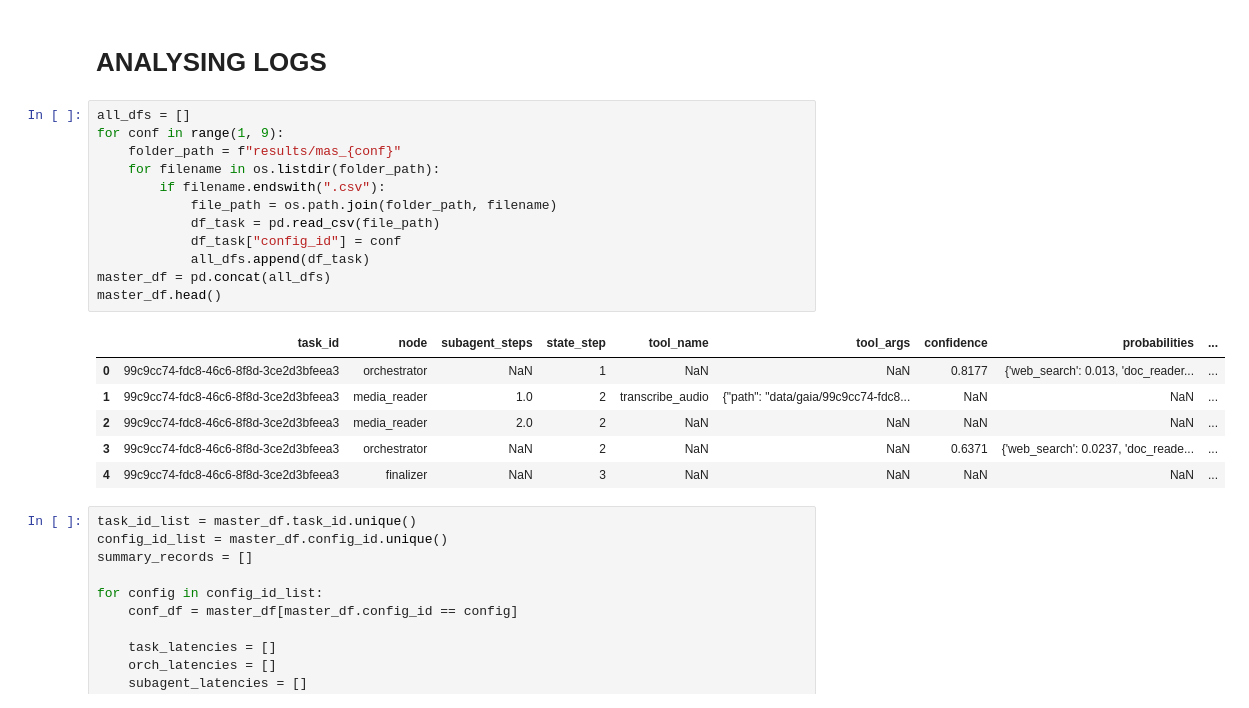
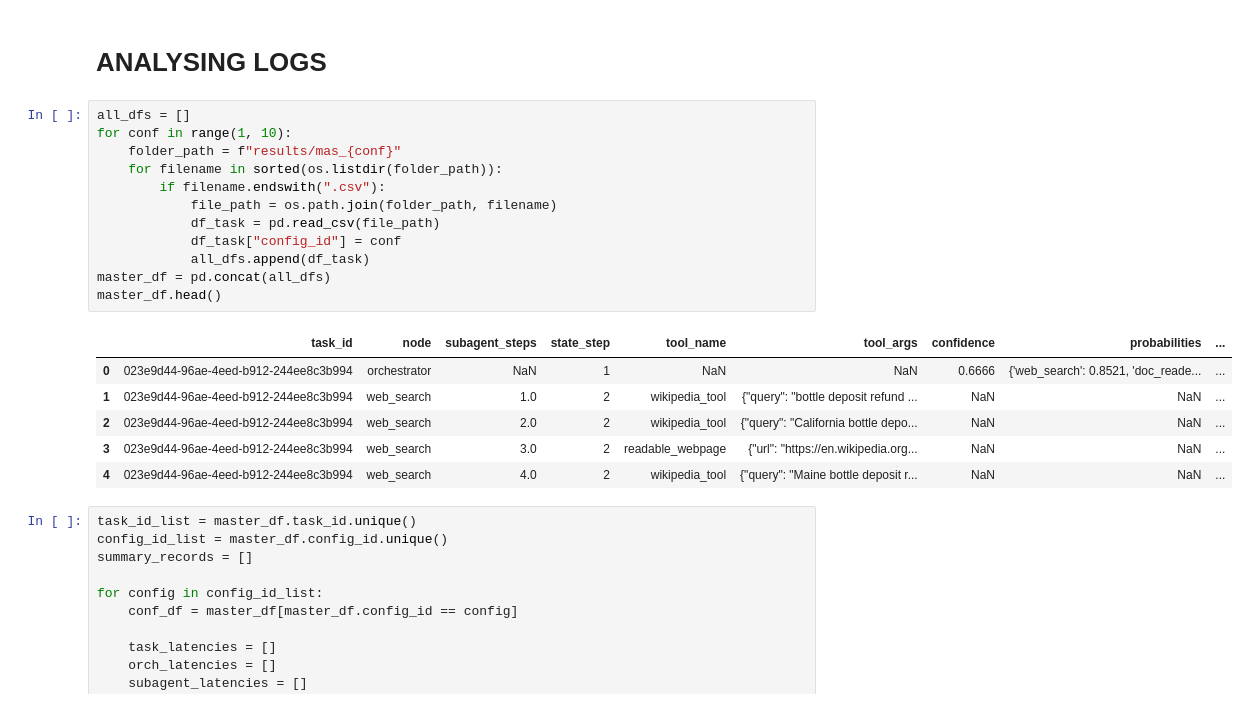
Before and after one commit to MikeStefas/llm_fdm_agents, a Jupyter notebook: analysis.ipynb, the cells around one changed output. Saved outputs shown, nothing was run; the diff lists cells and outputs as text.

```diff
--- a/analysis.ipynb
+++ b/analysis.ipynb
@@ -67,23 +78,23 @@ Evaluating 0 as a number.
 # ANALYSING LOGS
 # %%
 all_dfs = []
-for conf in range(1, 9):
+for conf in range(1, 10):
     folder_path = f"results/mas_{conf}"
-    for filename in os.listdir(folder_path):
+    for filename in sorted(os.listdir(folder_path)):
         if filename.endswith(".csv"):
             file_path = os.path.join(folder_path, filename)
             df_task = pd.read_csv(file_path)
             df_task["config_id"] = conf
             all_dfs.append(df_task)
 master_df = pd.concat(all_dfs)
 master_df.head()
 # %% [output]
 |  | task_id | node | subagent_steps | state_step | tool_name | tool_args | confidence | probabilities | ... |
-| 0 | 99c9cc74-fdc8-46c6-8f8d-3ce2d3bfeea3 | orchestrator | NaN | 1 | NaN | NaN | 0.8177 | {'web_search': 0.013, 'doc_reader... | ... |
-| 1 | 99c9cc74-fdc8-46c6-8f8d-3ce2d3bfeea3 | media_reader | 1.0 | 2 | transcribe_audio | {"path": "data/gaia/99c9cc74-fdc8... | NaN | NaN | ... |
-| 2 | 99c9cc74-fdc8-46c6-8f8d-3ce2d3bfeea3 | media_reader | 2.0 | 2 | NaN | NaN | NaN | NaN | ... |
-| 3 | 99c9cc74-fdc8-46c6-8f8d-3ce2d3bfeea3 | orchestrator | NaN | 2 | NaN | NaN | 0.6371 | {'web_search': 0.0237, 'doc_reade... | ... |
-| 4 | 99c9cc74-fdc8-46c6-8f8d-3ce2d3bfeea3 | finalizer | NaN | 3 | NaN | NaN | NaN | NaN | ... |
+| 0 | 023e9d44-96ae-4eed-b912-244ee8c3b994 | orchestrator | NaN | 1 | NaN | NaN | 0.6666 | {'web_search': 0.8521, 'doc_reade... | ... |
+| 1 | 023e9d44-96ae-4eed-b912-244ee8c3b994 | web_search | 1.0 | 2 | wikipedia_tool | {"query": "bottle deposit refund ... | NaN | NaN | ... |
+| 2 | 023e9d44-96ae-4eed-b912-244ee8c3b994 | web_search | 2.0 | 2 | wikipedia_tool | {"query": "California bottle depo... | NaN | NaN | ... |
+| 3 | 023e9d44-96ae-4eed-b912-244ee8c3b994 | web_search | 3.0 | 2 | readable_webpage | {"url": "https://en.wikipedia.org... | NaN | NaN | ... |
+| 4 | 023e9d44-96ae-4eed-b912-244ee8c3b994 | web_search | 4.0 | 2 | wikipedia_tool | {"query": "Maine bottle deposit r... | NaN | NaN | ... |
 # %%
 task_id_list = master_df.task_id.unique()
 config_id_list = master_df.config_id.unique()
```
Also changed, not shown: parts of 11 cells of this notebook, 4 other files.
